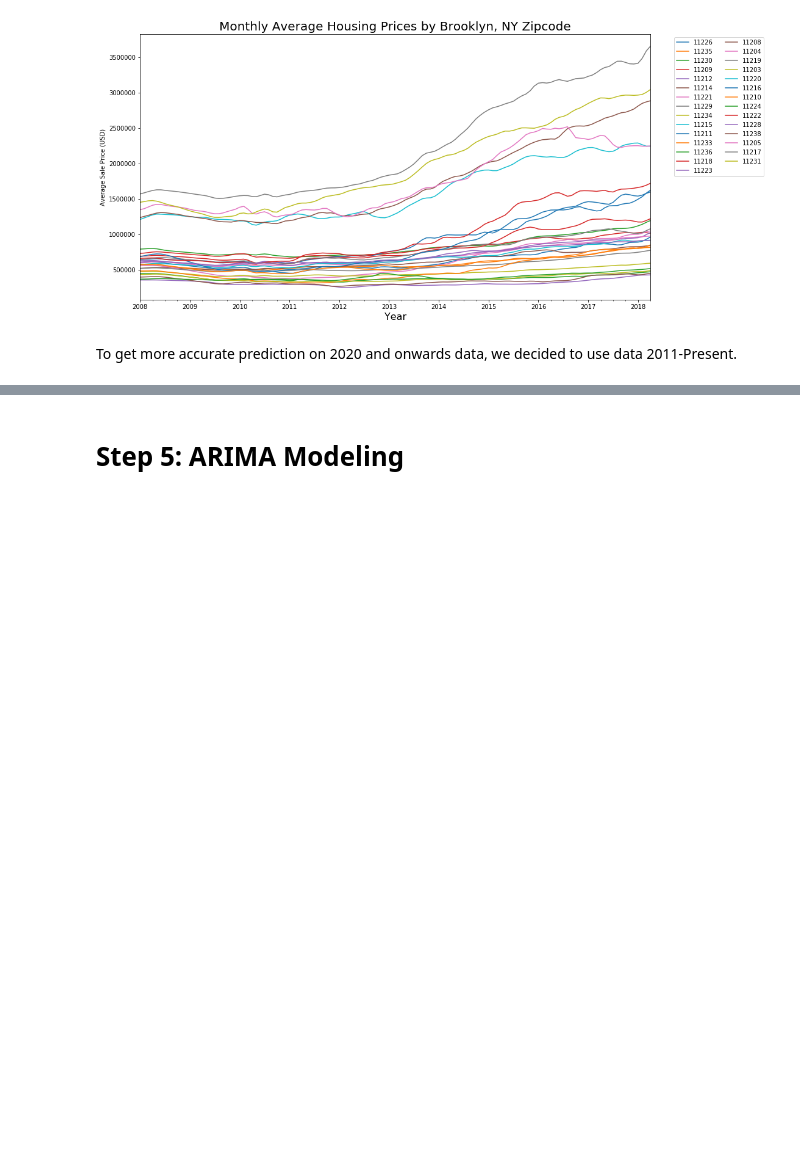
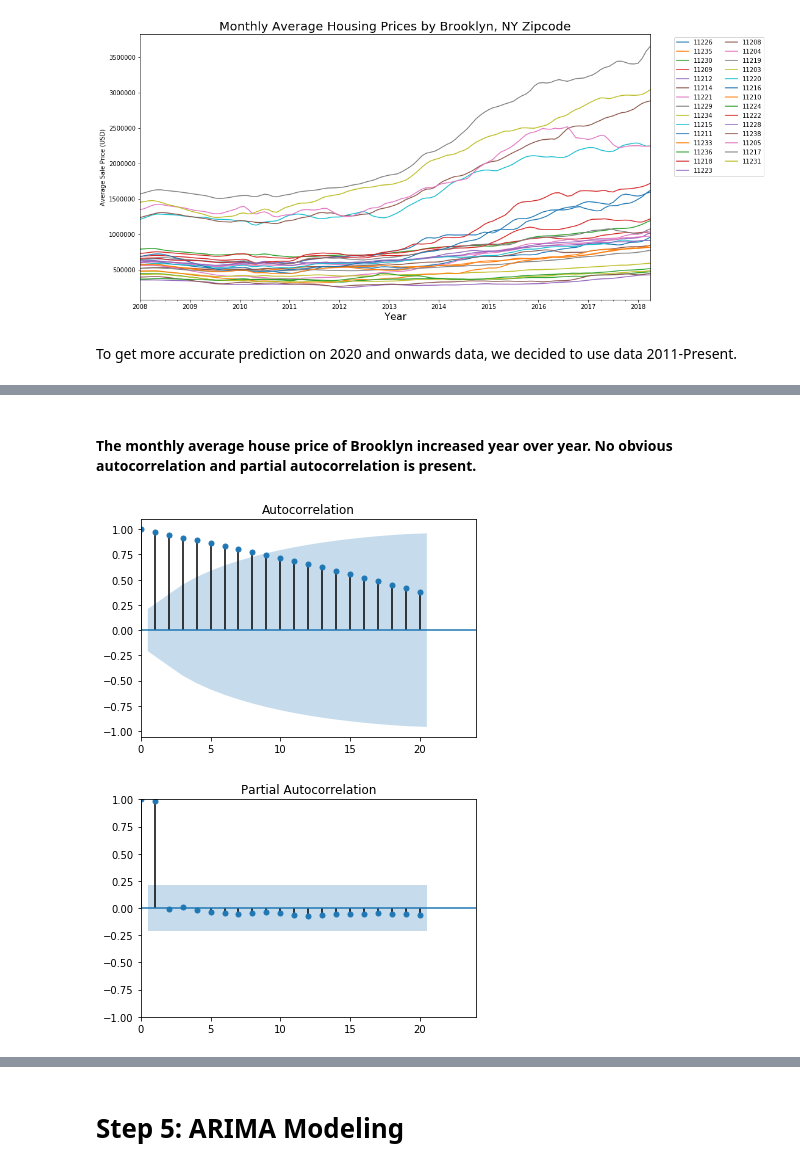
Before and after one commit to bonniema/House-Price-Prediction-with-Time-Series, a Jupyter notebook: mod_4_starter_notebook.ipynb, the cells around one changed output, grey strips where cells are left out. Drawn from its saved outputs; the diff is of its cells as text; code cells hidden in the pictures; blank space fills up the shorter version.

```diff
--- a/mod_4_starter_notebook.ipynb
+++ b/mod_4_starter_notebook.ipynb
@@ -187,0 +242,8 @@ To get more accurate prediction on 2020 and onwards data,  we decided to use dat
+# %% [markdown]
+#### The monthly average house price of Brooklyn increased year over year. No obvious autocorrelation and partial autocorrelation is present.
+# %%
+plot_acf(month_avg); plt.xlim(0,24); plt.show()
+plot_pacf(month_avg); plt.xlim(0,24); plt.ylim(-1,1);plt.show()
+# %% [output]
+[figure, added]
+[figure, added]
```
Also changed, not shown: parts of 33 cells of this notebook.
